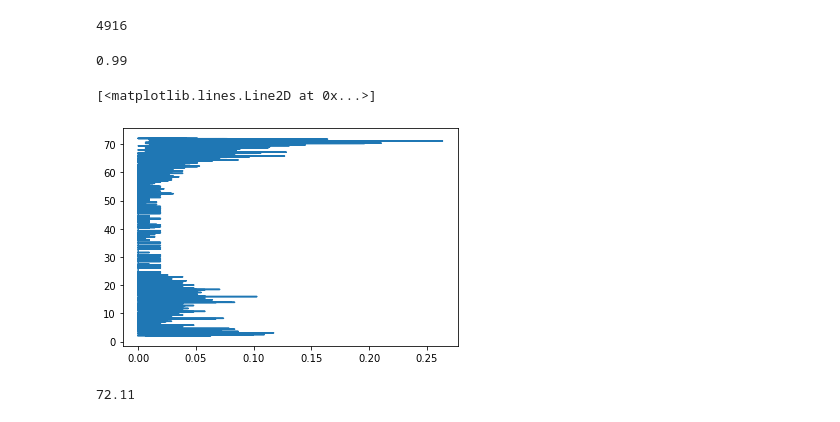
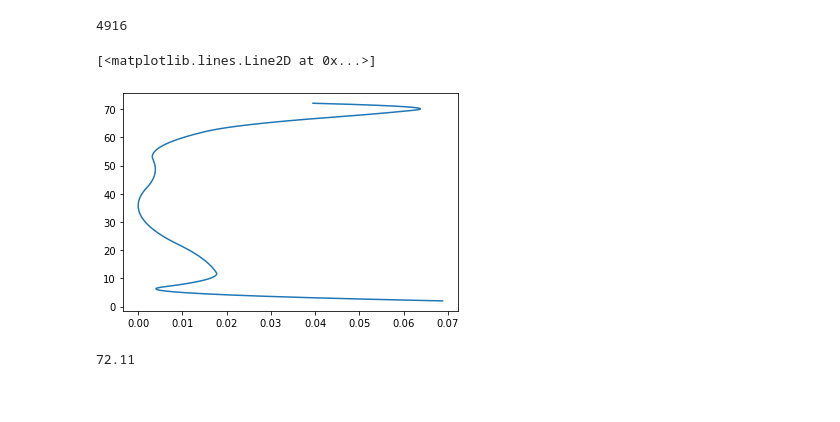
Before and after one commit to Maggemkay/forestlas, a Jupyter notebook: forestlas_intro (python 3.8 try).ipynb, the cells around one changed output. Cells and saved outputs as stored; diff of their text form; code cells hidden in the pictures.

```diff
--- a/forestlas_intro (python 3.8 try).ipynb
+++ b/forestlas_intro (python 3.8 try).ipynb
@@ -216,20 +268,16 @@ array([2, 3, 2, ..., 2, 3, 2])
 len(las.las['rtn_tot'])
 # %% [output]
 4916
-# %%
-0.33 + 0.33 + 0.33
-# %% [output]
-0.99
 # %%
 #%autoreload 2
 # if we plot the first derivative of this we see the CHP is
 # pretty noisy! Alpha is set to 0 so there is no smoothing
 # applied
-chp = las.CHP(alpha=0)
+chp = las.CHP(alpha=0.3)
 plt.plot(chp.fd, chp.zx)
 # %% [output]
 [<matplotlib.lines.Line2D at 0x...>]
-[figure, old version]
+[figure, new version]
 # %%
 # through a supervised classification and cross validation an alpha
 # parameter of 0.3 was identified as a suboptimal value for the
```
Also changed, not shown: parts of 9 cells of this notebook.
